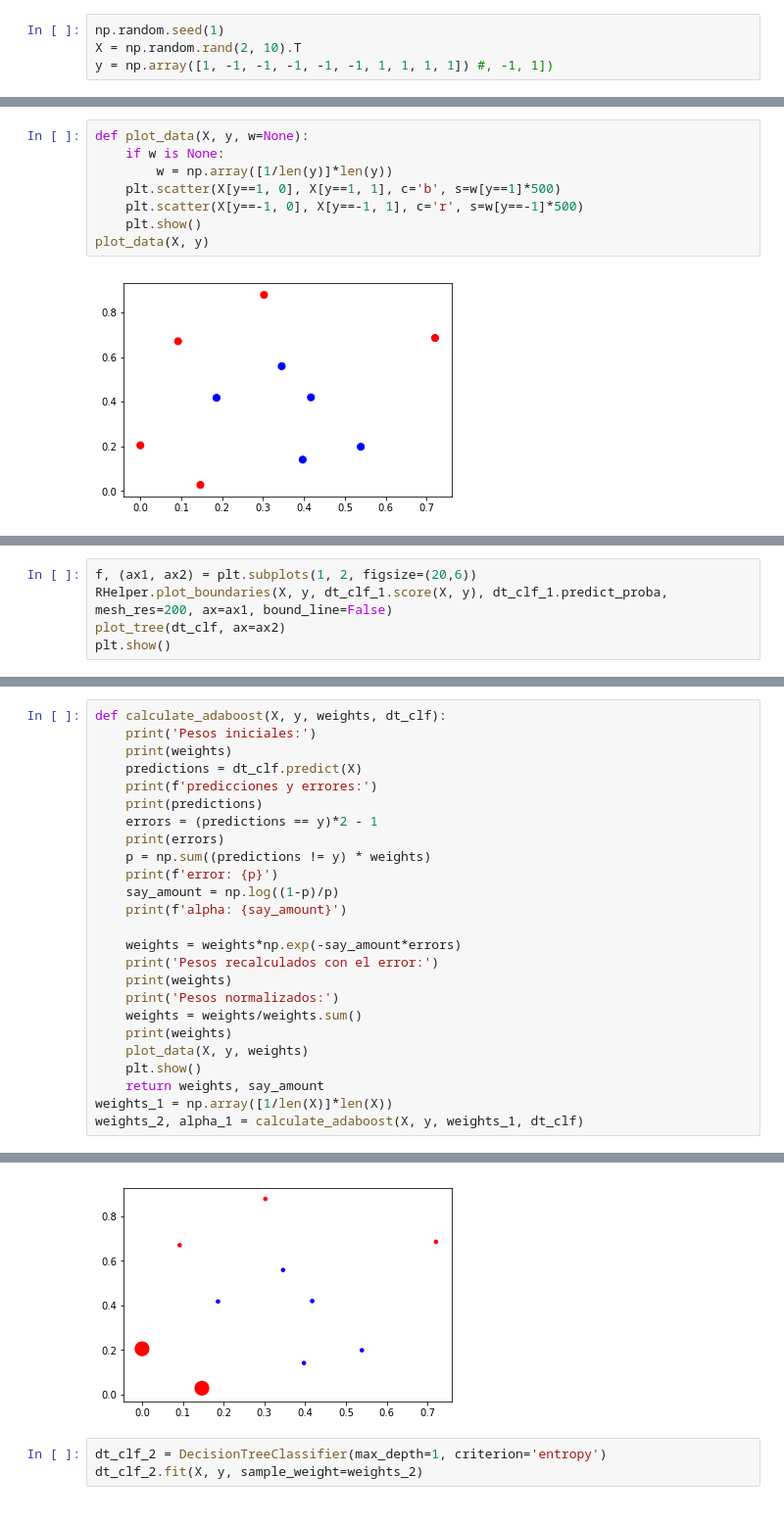
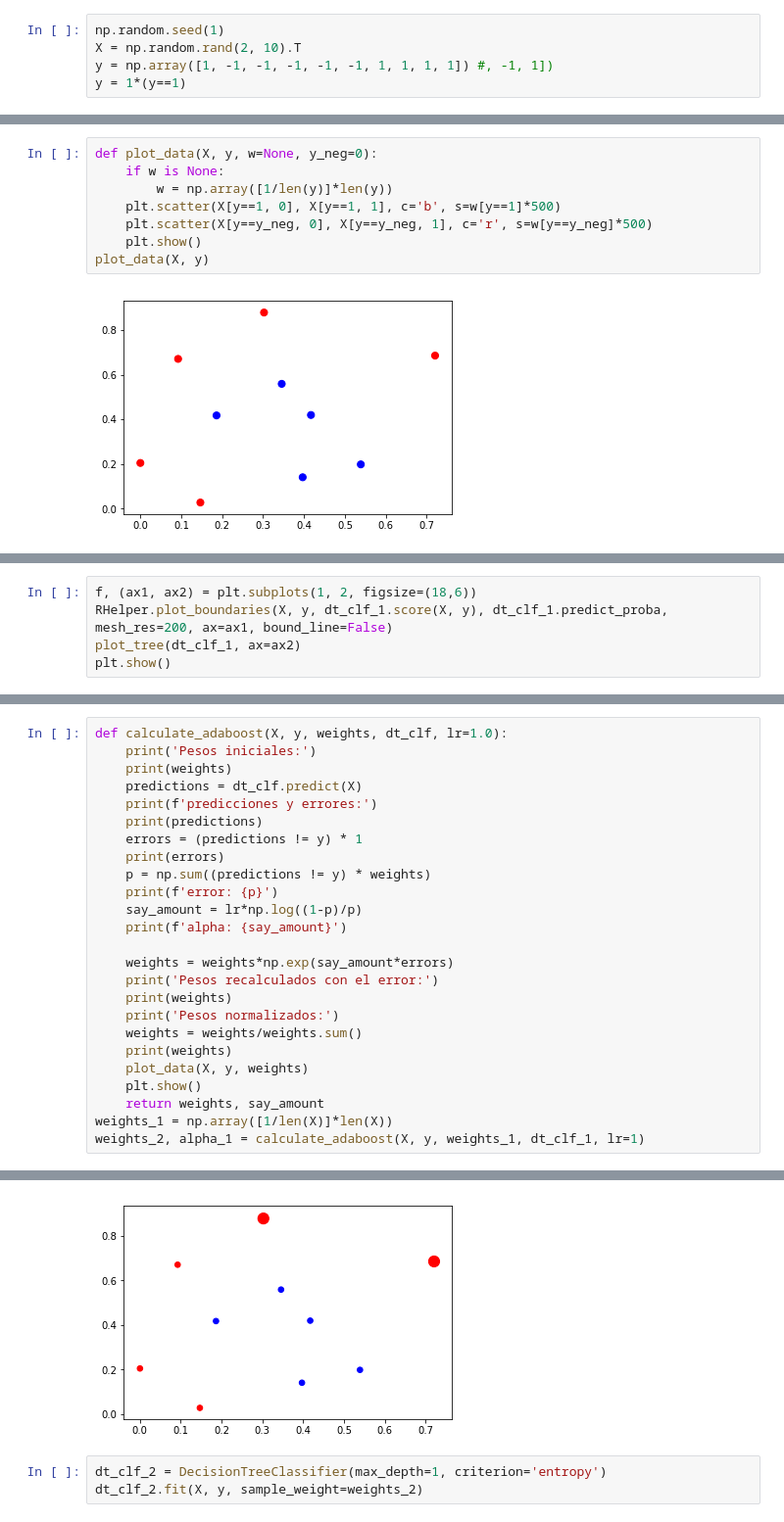
Before and after one commit to PAE-ITBA-ML-2019/Ensemble-methods, a Jupyter notebook: 04-Adaboost-alg.ipynb, the cells around one changed output, grey strips where cells are left out. Shown at 98% size. Saved outputs shown, nothing was run; the diff lists cells and outputs as text.

```diff
--- a/04-Adaboost-alg.ipynb
+++ b/04-Adaboost-alg.ipynb
@@ -11,14 +8,15 @@ from matplotlib import pyplot as plt
 np.random.seed(1)
 X = np.random.rand(2, 10).T
 y = np.array([1, -1, -1, -1, -1, -1, 1, 1, 1, 1]) #, -1, 1])
+y = 1*(y==1)
 # %%
 # X = np.vstack([X, np.array([[0.6, 0.8], [0.6, 0.4]])])
 # %%
-def plot_data(X, y, w=None):
+def plot_data(X, y, w=None, y_neg=0):
     if w is None:
         w = np.array([1/len(y)]*len(y))
     plt.scatter(X[y==1, 0], X[y==1, 1], c='b', s=w[y==1]*500)
-    plt.scatter(X[y==-1, 0], X[y==-1, 1], c='r', s=w[y==-1]*500)
+    plt.scatter(X[y==y_neg, 0], X[y==y_neg, 1], c='r', s=w[y==y_neg]*500)
     plt.show()
 plot_data(X, y)
 # %% [output]
@@ -40,6 +40,6 @@ DecisionTreeClassifier(class_weight=None, criterion='entropy', max_depth=1,
 # %%
-f, (ax1, ax2) = plt.subplots(1, 2, figsize=(20,6))
+f, (ax1, ax2) = plt.subplots(1, 2, figsize=(18,6))
 RHelper.plot_boundaries(X, y, dt_clf_1.score(X, y), dt_clf_1.predict_proba,  mesh_res=200, ax=ax1, bound_line=False)
-plot_tree(dt_clf, ax=ax2)
+plot_tree(dt_clf_1, ax=ax2)
 plt.show()
 # %% [output]
@@ -55,18 +70,18 @@ Entropía: 0.8913871205878868
 # %%
-def calculate_adaboost(X, y, weights, dt_clf):
+def calculate_adaboost(X, y, weights, dt_clf, lr=1.0):
     print('Pesos iniciales:')
     print(weights)
     predictions = dt_clf.predict(X)
     print(f'predicciones y errores:')
     print(predictions)
-    errors = (predictions == y)*2 - 1
+    errors = (predictions != y) * 1
     print(errors)
     p = np.sum((predictions != y) * weights)
     print(f'error: {p}')
-    say_amount = np.log((1-p)/p)
+    say_amount = lr*np.log((1-p)/p)
     print(f'alpha: {say_amount}')
 
-    weights = weights*np.exp(-say_amount*errors)
+    weights = weights*np.exp(say_amount*errors)
     print('Pesos recalculados con el error:')
     print(weights)
     print('Pesos normalizados:')
@@ -76,7 +91,7 @@ def calculate_adaboost(X, y, weights, dt_clf):
     plt.show()
     return weights, say_amount
 weights_1 = np.array([1/len(X)]*len(X))
-weights_2, alpha_1 = calculate_adaboost(X, y, weights_1, dt_clf)
+weights_2, alpha_1 = calculate_adaboost(X, y, weights_1, dt_clf_1, lr=1)
 # %% [output]
 Pesos iniciales:
 [0.1 0.1 0.1 0.1 0.1 0.1 0.1 0.1 0.1 0.1]
@@ -92,4 +107,4 @@ Pesos normalizados:
-[figure, old version]
+[figure, new version]
 # %%
 dt_clf_2 = DecisionTreeClassifier(max_depth=1, criterion='entropy')
 dt_clf_2.fit(X, y, sample_weight=weights_2)
```
Also changed, not shown: parts of 29 cells of this notebook, 2 other files.
